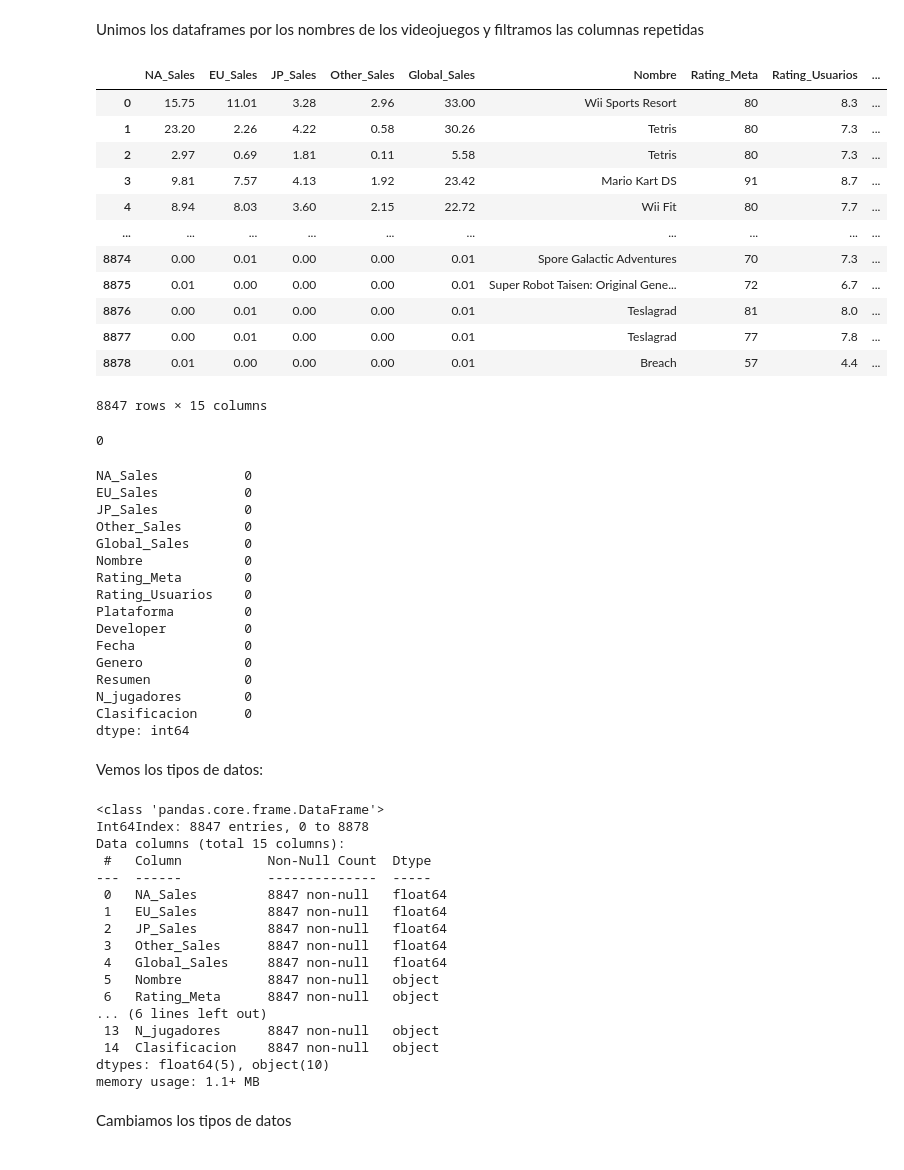
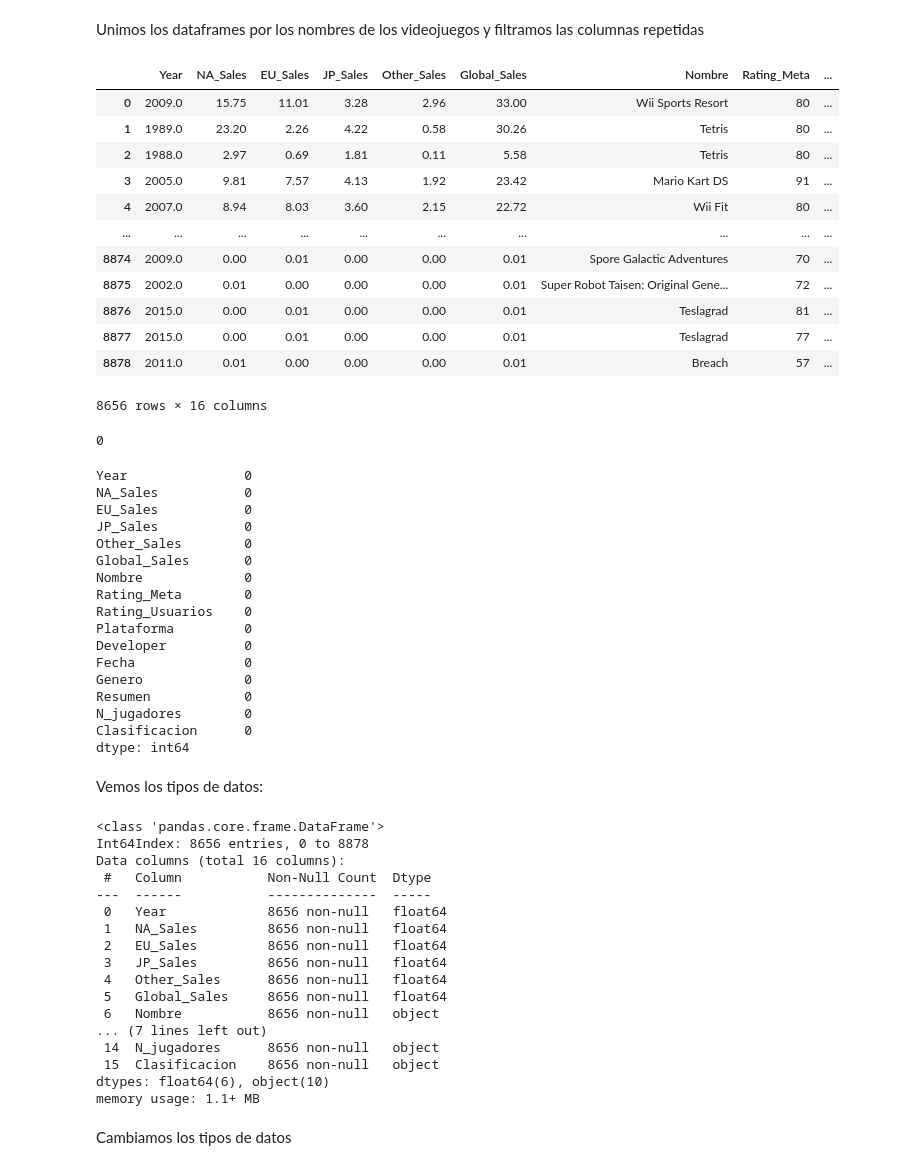
Before and after one commit to k-i-r-b-y/Proyecto-IMT2200-Crypto_world_fluctuation, a Jupyter notebook: proyecto_cd.ipynb, the cells around one changed output. Drawn from its saved outputs; the diff is of its cells as text; code cells hidden in the pictures.

```diff
--- a/proyecto_cd.ipynb
+++ b/proyecto_cd.ipynb
@@ -51,24 +51,24 @@ df_sales
 Unimos los dataframes por los nombres de los videojuegos y filtramos las columnas repetidas
 # %%
 df_rank_sales = df_sales.merge(df_games, left_on="Name", right_on="Nombre", how="inner")
-df_rank_sales.drop(columns=["Rank", "Name", "Platform", "Genre", "Publisher", "Year"], inplace=True)
+df_rank_sales.drop(columns=["Rank", "Name", "Platform", "Genre", "Publisher"], inplace=True)
 df_rank_sales.drop_duplicates(inplace=True)
 df_rank_sales.dropna(inplace=True)
 df_rank_sales
 # %% [output]
-|  | NA_Sales | EU_Sales | JP_Sales | Other_Sales | Global_Sales | Nombre | Rating_Meta | Rating_Usuarios | ... |
-| 0 | 15.75 | 11.01 | 3.28 | 2.96 | 33.00 | Wii Sports Resort | 80 | 8.3 | ... |
-| 1 | 23.20 | 2.26 | 4.22 | 0.58 | 30.26 | Tetris | 80 | 7.3 | ... |
-| 2 | 2.97 | 0.69 | 1.81 | 0.11 | 5.58 | Tetris | 80 | 7.3 | ... |
-| 3 | 9.81 | 7.57 | 4.13 | 1.92 | 23.42 | Mario Kart DS | 91 | 8.7 | ... |
-| 4 | 8.94 | 8.03 | 3.60 | 2.15 | 22.72 | Wii Fit | 80 | 7.7 | ... |
+|  | Year | NA_Sales | EU_Sales | JP_Sales | Other_Sales | Global_Sales | Nombre | Rating_Meta | ... |
+| 0 | 2009.0 | 15.75 | 11.01 | 3.28 | 2.96 | 33.00 | Wii Sports Resort | 80 | ... |
+| 1 | 1989.0 | 23.20 | 2.26 | 4.22 | 0.58 | 30.26 | Tetris | 80 | ... |
+| 2 | 1988.0 | 2.97 | 0.69 | 1.81 | 0.11 | 5.58 | Tetris | 80 | ... |
+| 3 | 2005.0 | 9.81 | 7.57 | 4.13 | 1.92 | 23.42 | Mario Kart DS | 91 | ... |
+| 4 | 2007.0 | 8.94 | 8.03 | 3.60 | 2.15 | 22.72 | Wii Fit | 80 | ... |
 | ... | ... | ... | ... | ... | ... | ... | ... | ... | ... |
-| 8874 | 0.00 | 0.01 | 0.00 | 0.00 | 0.01 | Spore Galactic Adventures | 70 | 7.3 | ... |
-| 8875 | 0.01 | 0.00 | 0.00 | 0.00 | 0.01 | Super Robot Taisen: Original Gene... | 72 | 6.7 | ... |
-| 8876 | 0.00 | 0.01 | 0.00 | 0.00 | 0.01 | Teslagrad | 81 | 8.0 | ... |
-| 8877 | 0.00 | 0.01 | 0.00 | 0.00 | 0.01 | Teslagrad | 77 | 7.8 | ... |
-| 8878 | 0.01 | 0.00 | 0.00 | 0.00 | 0.01 | Breach | 57 | 4.4 | ... |
+| 8874 | 2009.0 | 0.00 | 0.01 | 0.00 | 0.00 | 0.01 | Spore Galactic Adventures | 70 | ... |
+| 8875 | 2002.0 | 0.01 | 0.00 | 0.00 | 0.00 | 0.01 | Super Robot Taisen: Original Gene... | 72 | ... |
+| 8876 | 2015.0 | 0.00 | 0.01 | 0.00 | 0.00 | 0.01 | Teslagrad | 81 | ... |
+| 8877 | 2015.0 | 0.00 | 0.01 | 0.00 | 0.00 | 0.01 | Teslagrad | 77 | ... |
+| 8878 | 2011.0 | 0.01 | 0.00 | 0.00 | 0.00 | 0.01 | Breach | 57 | ... |
-8847 rows × 15 columns
+8656 rows × 16 columns
 # %%
 df_rank_sales.duplicated().sum()
 # %% [output]
@@ -76,6 +76,7 @@ df_rank_sales.duplicated().sum()
 # %%
 df_rank_sales.isnull().sum()
 # %% [output]
+Year               0
 NA_Sales           0
 EU_Sales           0
 JP_Sales           0
@@ -98,21 +99,21 @@ Vemos los tipos de datos:
 df_rank_sales.info()
 # %% [output]
 <class 'pandas.core.frame.DataFrame'>
-Int64Index: 8847 entries, 0 to 8878
-Data columns (total 15 columns):
+Int64Index: 8656 entries, 0 to 8878
+Data columns (total 16 columns):
  #   Column           Non-Null Count  Dtype
 ---  ------           --------------  -----
- 0   NA_Sales         8847 non-null   float64
- 1   EU_Sales         8847 non-null   float64
- 2   JP_Sales         8847 non-null   float64
- 3   Other_Sales      8847 non-null   float64
- 4   Global_Sales     8847 non-null   float64
- 5   Nombre           8847 non-null   object
- 6   Rating_Meta      8847 non-null   object
-... (6 lines left out)
- 13  N_jugadores      8847 non-null   object
- 14  Clasificacion    8847 non-null   object
-dtypes: float64(5), object(10)
+ 0   Year             8656 non-null   float64
+ 1   NA_Sales         8656 non-null   float64
+ 2   EU_Sales         8656 non-null   float64
+ 3   JP_Sales         8656 non-null   float64
+ 4   Other_Sales      8656 non-null   float64
+ 5   Global_Sales     8656 non-null   float64
+ 6   Nombre           8656 non-null   object
+... (7 lines left out)
+ 14  N_jugadores      8656 non-null   object
+ 15  Clasificacion    8656 non-null   object
+dtypes: float64(6), object(10)
 memory usage: 1.1+ MB
 # %% [markdown]
 Cambiamos los tipos de datos
```
Also changed, not shown: parts of 13 cells of this notebook.
